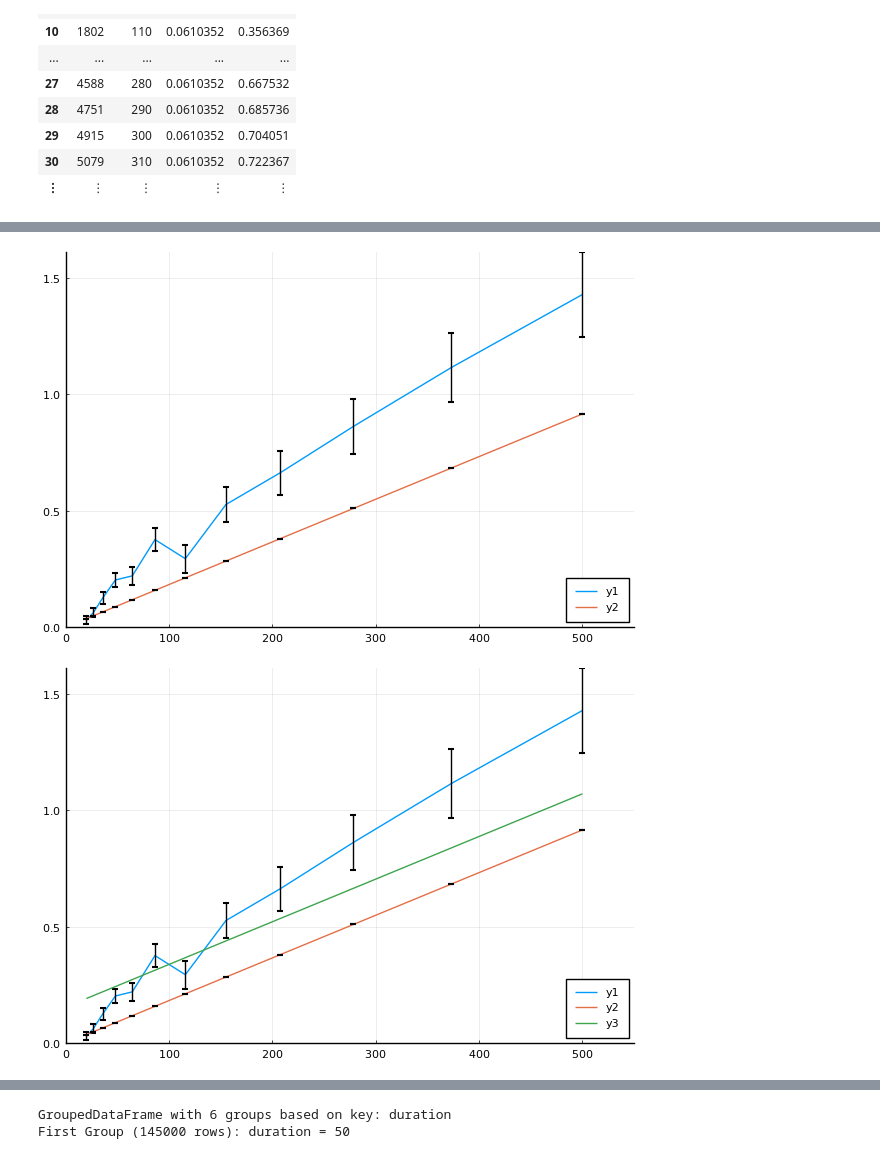
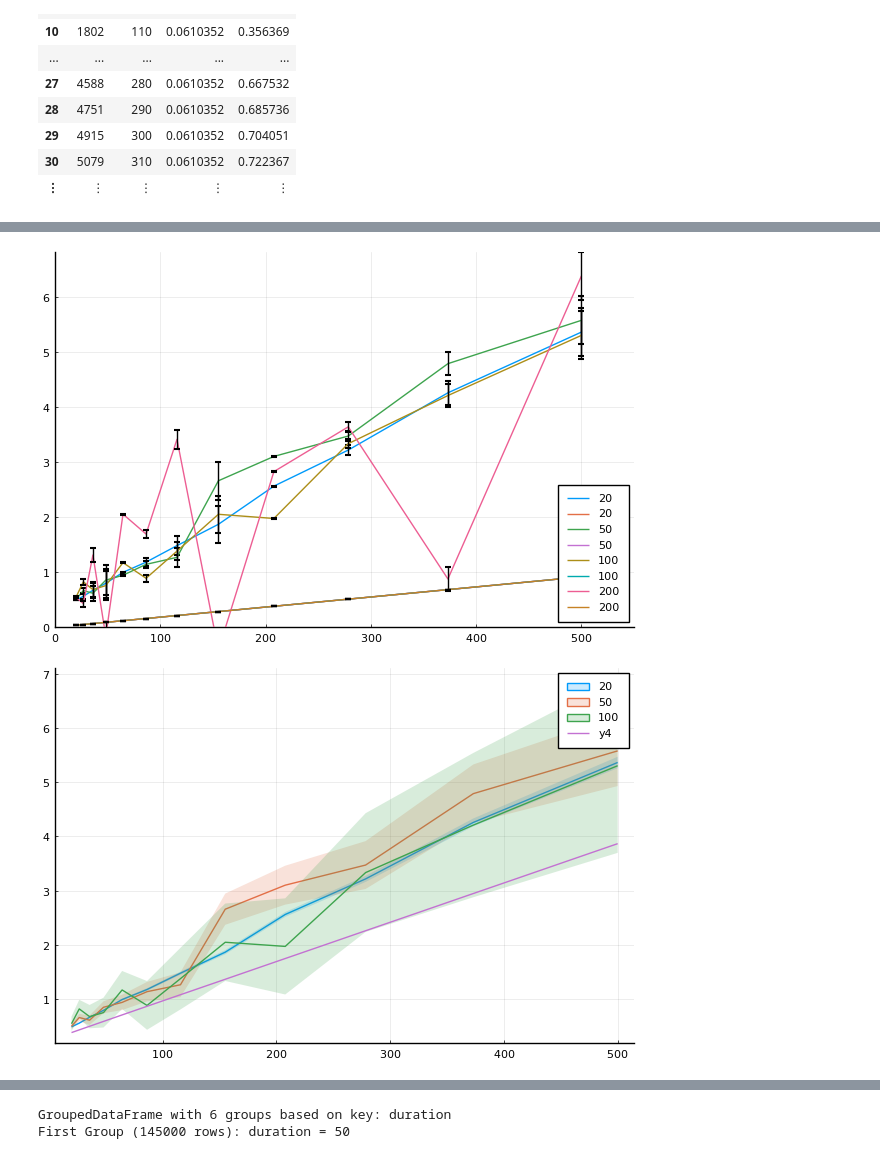
Before and after one commit to manuel-rhdt/PathWeightSampling.jl, a Jupyter notebook: _research/notebooks/merge_files.ipynb, the cells around one changed output, grey strips where cells are left out. Cells and saved outputs as stored; diff of their text form; code cells hidden in the pictures.

```diff
--- a/_research/notebooks/merge_files.ipynb
+++ b/_research/notebooks/merge_files.ipynb
@@ -172,0 +205,14 @@ error = sqrt.(me.var + ce.var)
+# %%
+mi = DataFrame()
+mi[:duration] = me.duration
+mi[:mean_s] = me.mean_s
+mi[:val] = me.me - ce.ce
+mi[:error] = sqrt.(me.var + ce.var)
+p = plot()
+for (mean_s, group) in pairs(groupby(mi, :mean_s))
+    if mean_s[1] == 200
+        continue
+    end
+    plot!(p, group.duration, group.val, fillalpha=0.2, ribbon=group.error, label=mean_s[1])
+end
+p
@@ -173,11 +221,11 @@ error = sqrt.(me.var + ce.var)
 # %%
 using Plots
 
-p1 = plot(me.duration, [(me.me - ce.ce), 0.00183 .* me.duration], yerr=[error, zeros(size(error))]', ylim=(0, :auto), xlim=(0, 550), legend=:bottomright)
+p1 = plot(me.duration, [(me.me - ce.ce), 0.00183 .* me.duration], yerr=[error, zeros(size(error))]', group=me.mean_s, ylim=(0, :auto), xlim=(0, 550), legend=:bottomright)
 # %% [output]
-[figure, old version]
+[figure, new version]
 # %%
-plot!(p1, gaussian_data.times, gaussian_data.mi)
+plot!(p, gaussian_data.times, gaussian_data.mi)
 # %% [output]
-[figure, old version]
+[figure, new version]
 # %%
```
Also changed, not shown: parts of 13 cells of this notebook, 3 other files.
